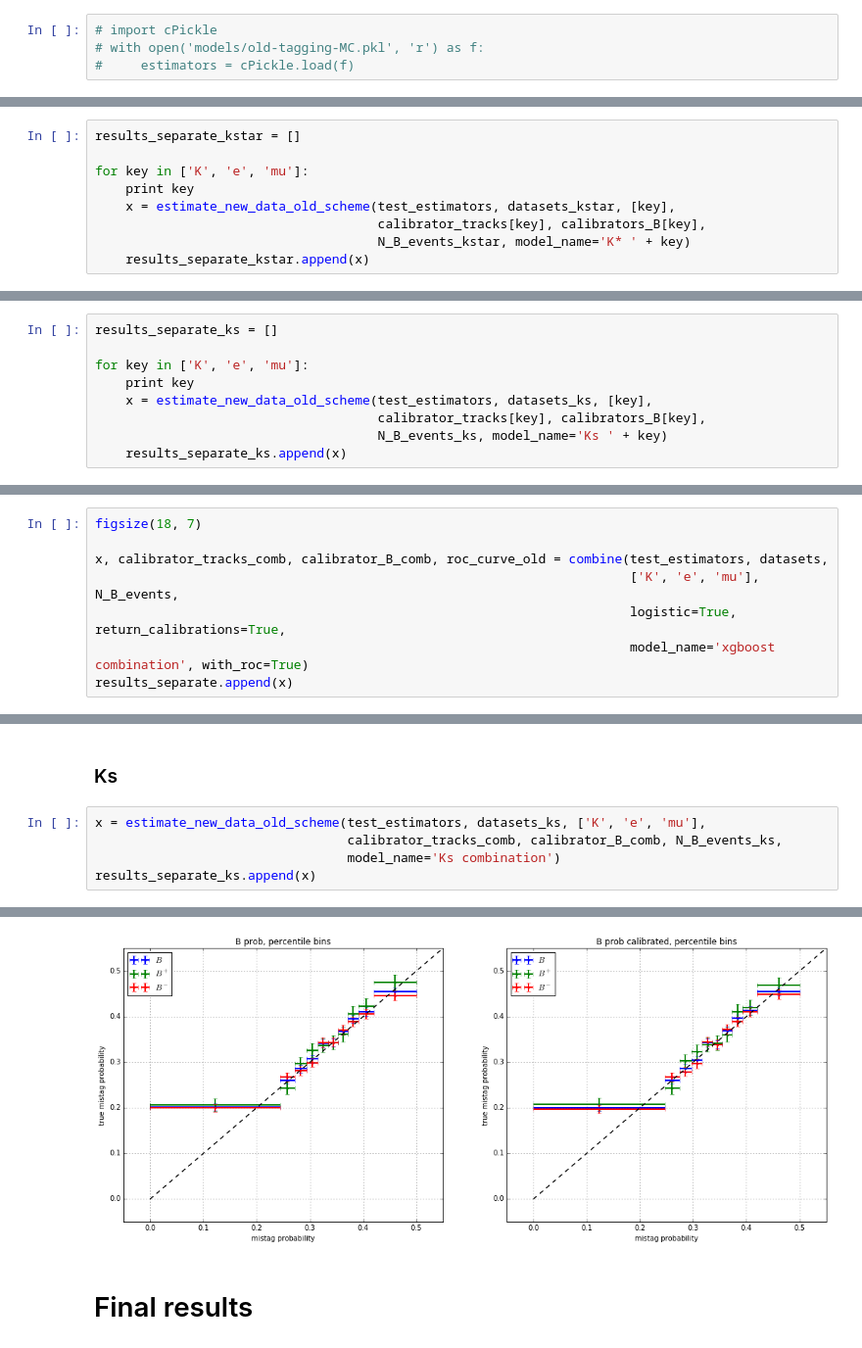
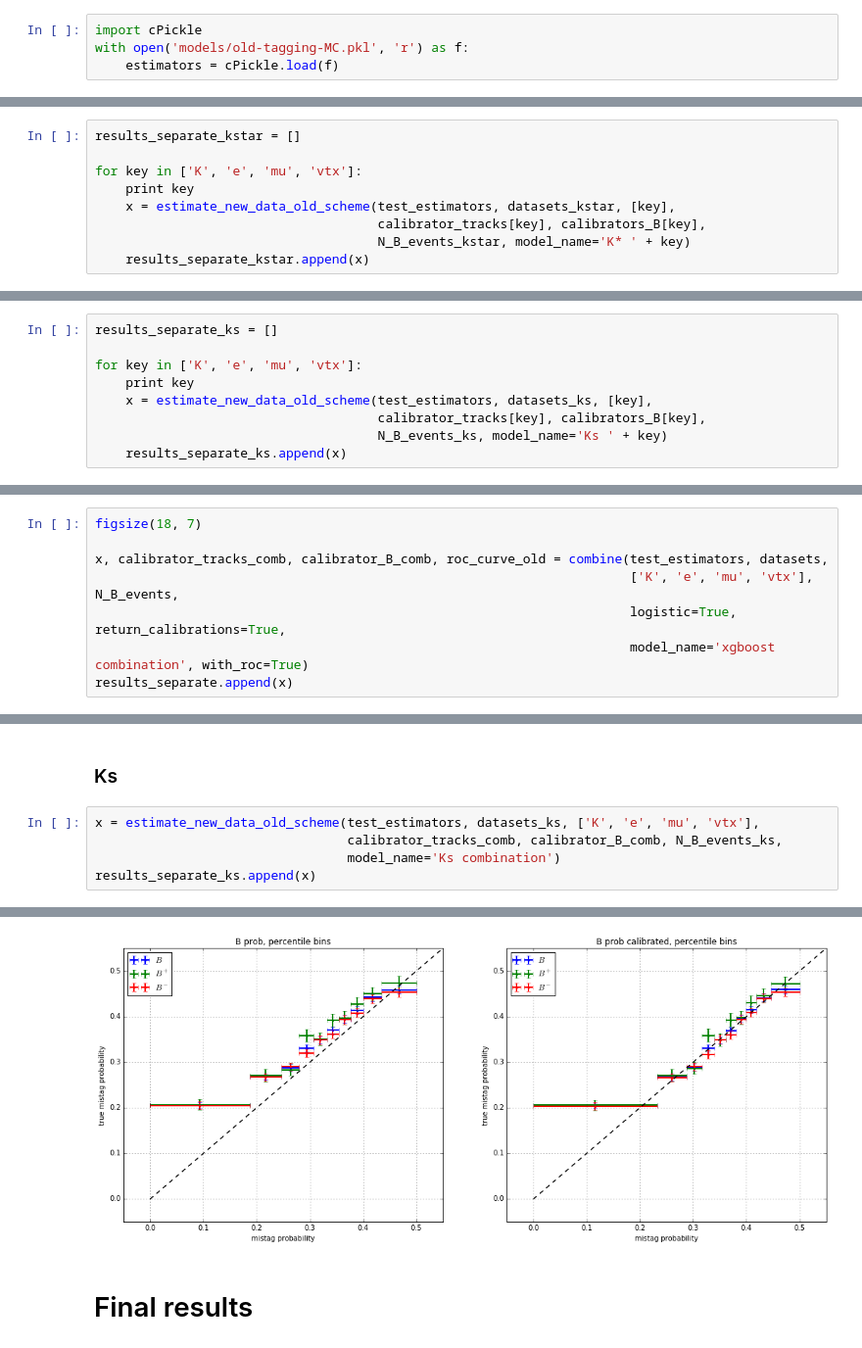
Before and after one commit to tlikhomanenko/tagging_LHCb, a Jupyter notebook: old-tagging-MC.ipynb, the cells around one changed output, grey strips where cells are left out. Shown at 98% size. Cells and saved outputs as stored; diff of their text form.

```diff
--- a/old-tagging-MC.ipynb
+++ b/old-tagging-MC.ipynb
@@ -157,9 +157,9 @@ for key, data in datasets.items():
                                                   features=features[key])
     estimators[key + '_tmva'].fit(data, data['label'], data['N_sig_sw'])
 # %%
-# import cPickle
-# with open('models/old-tagging-MC.pkl', 'r') as f:
-#     estimators = cPickle.load(f)
+import cPickle
+with open('models/old-tagging-MC.pkl', 'r') as f:
+    estimators = cPickle.load(f)
 # %%
 import cPickle
 with open('models/old-tagging-MC.pkl', 'w') as f:
@@ -345,7 +344,7 @@ from utils import estimate_new_data_old_scheme
 # %%
 results_separate_kstar = []
 
-for key in ['K', 'e', 'mu']:
+for key in ['K', 'e', 'mu', 'vtx']:
     print key
     x = estimate_new_data_old_scheme(test_estimators, datasets_kstar, [key],
                                      calibrator_tracks[key], calibrators_B[key],
@@ -366,7 +368,7 @@ KFold prediction using random classifier (length of data passed not equal to len
 # %%
 results_separate_ks = []
 
-for key in ['K', 'e', 'mu']:
+for key in ['K', 'e', 'mu', 'vtx']:
     print key
     x = estimate_new_data_old_scheme(test_estimators, datasets_ks, [key],
                                      calibrator_tracks[key], calibrators_B[key],
@@ -416,7 +425,7 @@ Average AUC 0.698315639352 1.67653471019e-05
 figsize(18, 7)
 
 x, calibrator_tracks_comb, calibrator_B_comb, roc_curve_old = combine(test_estimators, datasets,
-                                                                      ['K', 'e', 'mu'], N_B_events,
+                                                                      ['K', 'e', 'mu', 'vtx'], N_B_events,
                                                                       logistic=True, return_calibrations=True,
                                                                       model_name='xgboost combination', with_roc=True)
 results_separate.append(x)
@@ -455,7 +466,7 @@ KFold prediction using random classifier (length of data passed not equal to len
 # %% [markdown]
 ### Ks
 # %%
-x = estimate_new_data_old_scheme(test_estimators, datasets_ks, ['K', 'e', 'mu'],
+x = estimate_new_data_old_scheme(test_estimators, datasets_ks, ['K', 'e', 'mu', 'vtx'],
                                  calibrator_tracks_comb, calibrator_B_comb, N_B_events_ks,
                                  model_name='Ks combination')
 results_separate_ks.append(x)
@@ -466,4 +478,4 @@ KFold prediction using random classifier (length of data passed not equal to len
-[figure, old version]
+[figure, new version]
 # %% [markdown]
 # Final results
 # %% [markdown]
```
Also changed, not shown: parts of 18 cells of this notebook.
